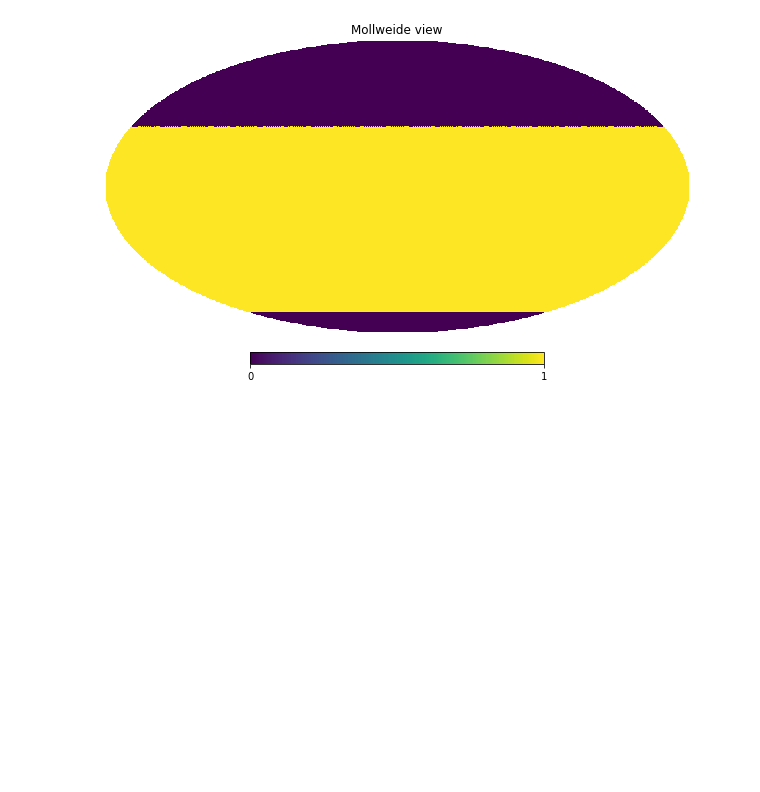
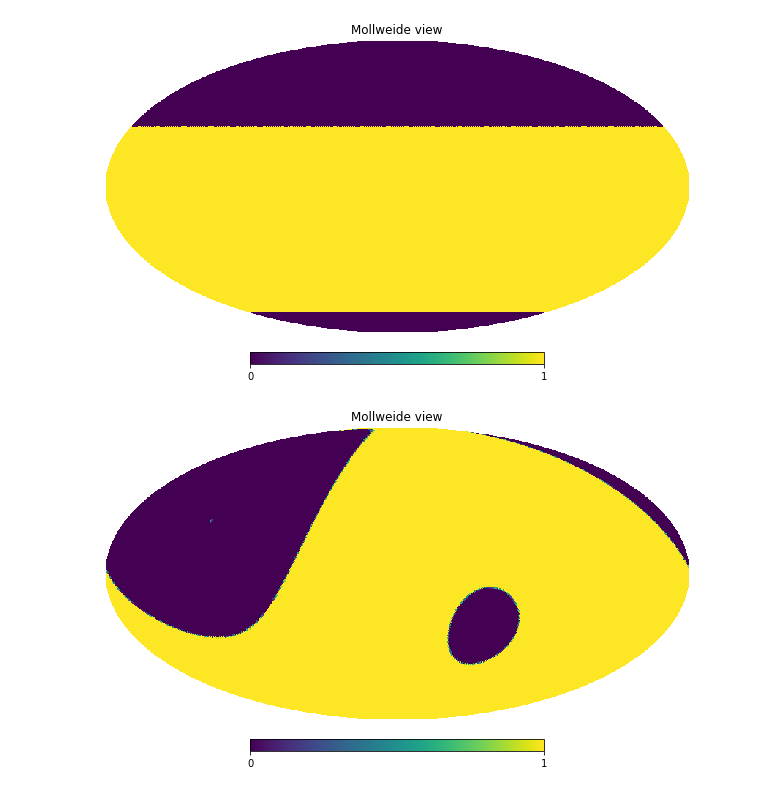
Before and after one commit to Augustocmb/cmblss, a Jupyter notebook: code/cmblss-main/polarisation-temperature-anisotropies.ipynb, the cells around one changed output. Cells and saved outputs as stored; diff of their text form; code cells hidden in the pictures; blank space fills up the shorter version.

```diff
--- a/code/cmblss-main/polarisation-temperature-anisotropies.ipynb
+++ b/code/cmblss-main/polarisation-temperature-anisotropies.ipynb
@@ -96,3 +100,10 @@ hp.mollview(m)
 [figure]
 # %%
 rot=hp.Rotator(coord=['C','G'])  # Transforms equatorial to galactic coordinates
+# %%
+# Rotate the map to galactic coordinates
+m=rot.rotate_map_pixel(m)
+# %%
+hp.mollview(m)
+# %% [output]
+[figure, added]
```
Also changed, not shown: parts of 10 cells of this notebook.
